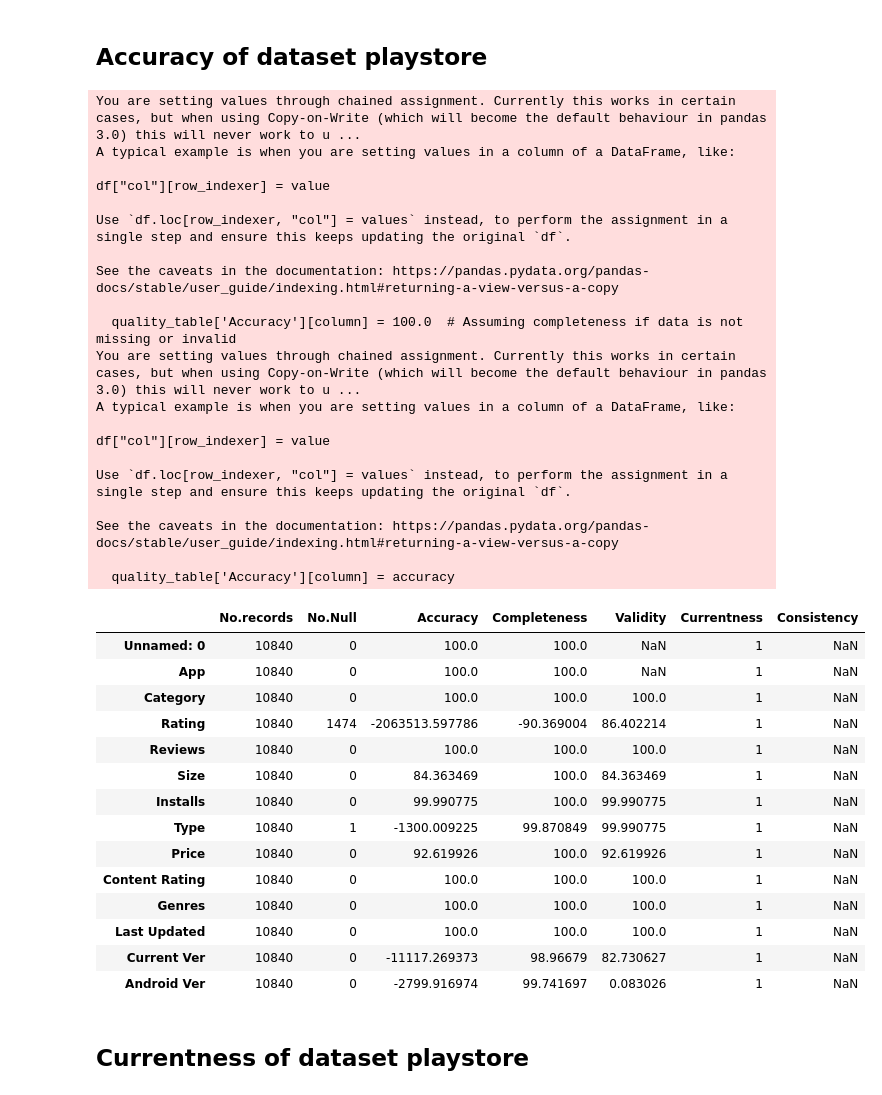
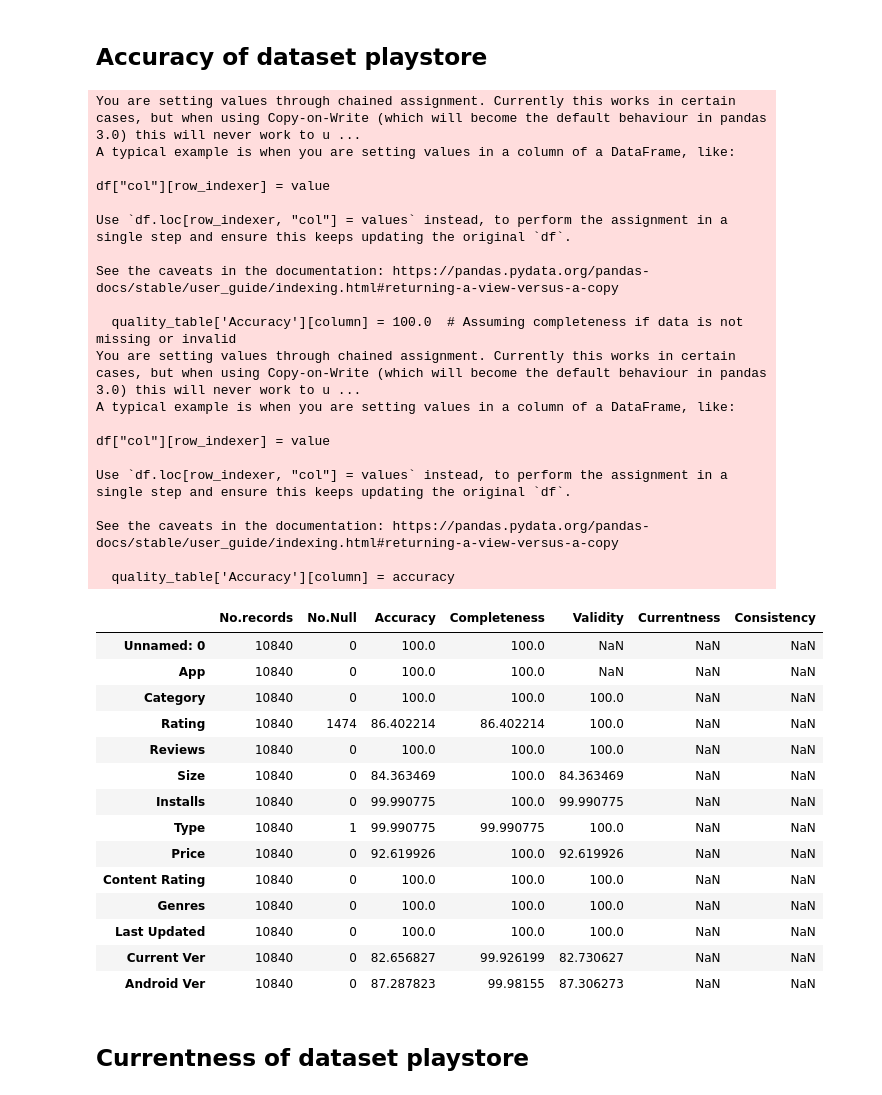
Before and after one commit to Soroush-Pasandideh/DataMining, a Jupyter notebook: DataMining.ipynb, the cells around one changed output. Drawn from its saved outputs; the diff is of its cells as text; code cells hidden in the pictures.

Commit message:
Finish data quality for dataset Googleplay.csv

```diff
--- a/DataMining.ipynb
+++ b/DataMining.ipynb
@@ -324,7 +334,7 @@ for column in columns_to_check:
     invalid_values[column] = new_df[~pattern_validation(new_df['Current Ver'],'^\d+(\.\d+)*$')]
   elif column == 'Android Ver':
     new_df = df[ df['Android Ver'].notna() ]
-    invalid_values[column] = new_df[~pattern_validation(new_df['Android Ver'], '^\d+(\.\d+)*\s?[-_]\s?\d+(\.\d+)*\s?(?:and up)?$')]
+    invalid_values[column] = new_df[~pattern_validation(new_df['Android Ver'], '\d+(\.\d+)*\s*-\s*\d+(\.\d+)*|\d+(\.\d+)*\s+and\s+up')]
   elif column == 'Type':
     new_df = df[ df['Type'].notna() ]
     invalid_values[column] = new_df[~isin_validation(new_df['Type'],['Free','Paid'])]
@@ -420,10 +433,11 @@ for column in columns_to_check1:
     invalid_values1[column] = new_df1[~pattern_validation(new_df1[column], '^\d\.\d+[Ee]\+\d+')]
   elif column == 'Android version Text':
     new_df1 = df1[ df1[column].notna() ]
-    invalid_values1[column] = new_df1[~pattern_validation(new_df1[column], '^(?:\d+(\.\d+)*\s?(?:[-_]\s?\d+(\.\d+)*)?\s?(?:and up)?|Varies with device)$')]
+    invalid_values1[column] = new_df1[~pattern_validation(new_df1[column], '^(?:\d+(\.\d+)*\s?(?:[-_]\s?\d+(\.\d+)*)?\s?(?:and up)?)$')]
+    #\d+(\.\d+)*(\s*-\s*\d+(\.\d+)*)?W*(\d+(\.\d+)*)?\s*(and\s*up)?
   elif column == 'Version':
     new_df1 = df1[ df1[column].notna() ]
-    invalid_values1[column] = new_df1[~pattern_validation(new_df1[column],'^\s*\d+(\.\d+)*|Varies with device$')]
+    invalid_values1[column] = new_df1[~pattern_validation(new_df1[column],'^\s*\d+(\.\d+)*$')]
 
 
 invalid_values1
@@ -503,9 +517,9 @@ See the caveats in the documentation: https://pandas.pydata.org/pandas-docs/stab
 ## Completeness of dataset playstore
 # %%
 # completeness
+dlen = len(df)
 for item in missing_values:
-  quality_table['Completeness'][item] = (1-(missing_values[item].size/dlen))*100
-
+  quality_table['Completeness'][item] = (1-(len(missing_values[item])/dlen))*100
 quality_table
 # %% [output]
 You are setting values through chained assignment. Currently this works in certain cases, but when using Copy-on-Write (which will become the default behaviour in pandas 3.0) this will never work to u ...
@@ -538,48 +552,51 @@ See the caveats in the documentation: https://pandas.pydata.org/pandas-docs/stab
 # %%
 dlen = len(df)
 for column in columns_to_check:
     if column in missing_values and column in invalid_values:
-        accuracy = (1 - (missing_values[column].size + len(invalid_values[column].index) / dlen)) * 100
+        accuracy = (1-((len(missing_values[column]) + len(invalid_values[column].index.unique())) / dlen)) * 100
+        # print(column)
+        # print(len(missing_values[column]) + len(invalid_values[column].index))
+        # print(dlen)
+        # print(accuracy)
         quality_table['Accuracy'][column] = accuracy
     else:
         quality_table['Accuracy'][column] = 100.0  # Assuming completeness if data is not missing or invalid
-
 quality_table
 # %% [output]
 You are setting values through chained assignment. Currently this works in certain cases, but when using Copy-on-Write (which will become the default behaviour in pandas 3.0) this will never work to u ...
 A typical example is when you are setting values in a column of a DataFrame, like:
 
 df["col"][row_indexer] = value
 
 Use `df.loc[row_indexer, "col"] = values` instead, to perform the assignment in a single step and ensure this keeps updating the original `df`.
 
 See the caveats in the documentation: https://pandas.pydata.org/pandas-docs/stable/user_guide/indexing.html#returning-a-view-versus-a-copy
 
   quality_table['Accuracy'][column] = 100.0  # Assuming completeness if data is not missing or invalid
 You are setting values through chained assignment. Currently this works in certain cases, but when using Copy-on-Write (which will become the default behaviour in pandas 3.0) this will never work to u ...
 A typical example is when you are setting values in a column of a DataFrame, like:
 
 df["col"][row_indexer] = value
 
 Use `df.loc[row_indexer, "col"] = values` instead, to perform the assignment in a single step and ensure this keeps updating the original `df`.
 
 See the caveats in the documentation: https://pandas.pydata.org/pandas-docs/stable/user_guide/indexing.html#returning-a-view-versus-a-copy
 
   quality_table['Accuracy'][column] = accuracy
 |  | No.records | No.Null | Accuracy | Completeness | Validity | Currentness | Consistency |
-| Unnamed: 0 | 10840 | 0 | 100.0 | 100.0 | NaN | 1 | NaN |
-| App | 10840 | 0 | 100.0 | 100.0 | NaN | 1 | NaN |
-| Category | 10840 | 0 | 100.0 | 100.0 | 100.0 | 1 | NaN |
-| Rating | 10840 | 1474 | -2063513.597786 | -90.369004 | 86.402214 | 1 | NaN |
-| Reviews | 10840 | 0 | 100.0 | 100.0 | 100.0 | 1 | NaN |
-| Size | 10840 | 0 | 84.363469 | 100.0 | 84.363469 | 1 | NaN |
-| Installs | 10840 | 0 | 99.990775 | 100.0 | 99.990775 | 1 | NaN |
-| Type | 10840 | 1 | -1300.009225 | 99.870849 | 99.990775 | 1 | NaN |
-| Price | 10840 | 0 | 92.619926 | 100.0 | 92.619926 | 1 | NaN |
-| Content Rating | 10840 | 0 | 100.0 | 100.0 | 100.0 | 1 | NaN |
-| Genres | 10840 | 0 | 100.0 | 100.0 | 100.0 | 1 | NaN |
-| Last Updated | 10840 | 0 | 100.0 | 100.0 | 100.0 | 1 | NaN |
-| Current Ver | 10840 | 0 | -11117.269373 | 98.96679 | 82.730627 | 1 | NaN |
-| Android Ver | 10840 | 0 | -2799.916974 | 99.741697 | 0.083026 | 1 | NaN |
+| Unnamed: 0 | 10840 | 0 | 100.0 | 100.0 | NaN | NaN | NaN |
+| App | 10840 | 0 | 100.0 | 100.0 | NaN | NaN | NaN |
+| Category | 10840 | 0 | 100.0 | 100.0 | 100.0 | NaN | NaN |
+| Rating | 10840 | 1474 | 86.402214 | 86.402214 | 100.0 | NaN | NaN |
+| Reviews | 10840 | 0 | 100.0 | 100.0 | 100.0 | NaN | NaN |
+| Size | 10840 | 0 | 84.363469 | 100.0 | 84.363469 | NaN | NaN |
+| Installs | 10840 | 0 | 99.990775 | 100.0 | 99.990775 | NaN | NaN |
+| Type | 10840 | 1 | 99.990775 | 99.990775 | 100.0 | NaN | NaN |
+| Price | 10840 | 0 | 92.619926 | 100.0 | 92.619926 | NaN | NaN |
+| Content Rating | 10840 | 0 | 100.0 | 100.0 | 100.0 | NaN | NaN |
+| Genres | 10840 | 0 | 100.0 | 100.0 | 100.0 | NaN | NaN |
+| Last Updated | 10840 | 0 | 100.0 | 100.0 | 100.0 | NaN | NaN |
+| Current Ver | 10840 | 0 | 82.656827 | 99.926199 | 82.730627 | NaN | NaN |
+| Android Ver | 10840 | 0 | 87.287823 | 99.98155 | 87.306273 | NaN | NaN |
 # %% [markdown]
 ## Currentness of dataset playstore
```
Also changed, not shown: parts of 12 cells of this notebook.
